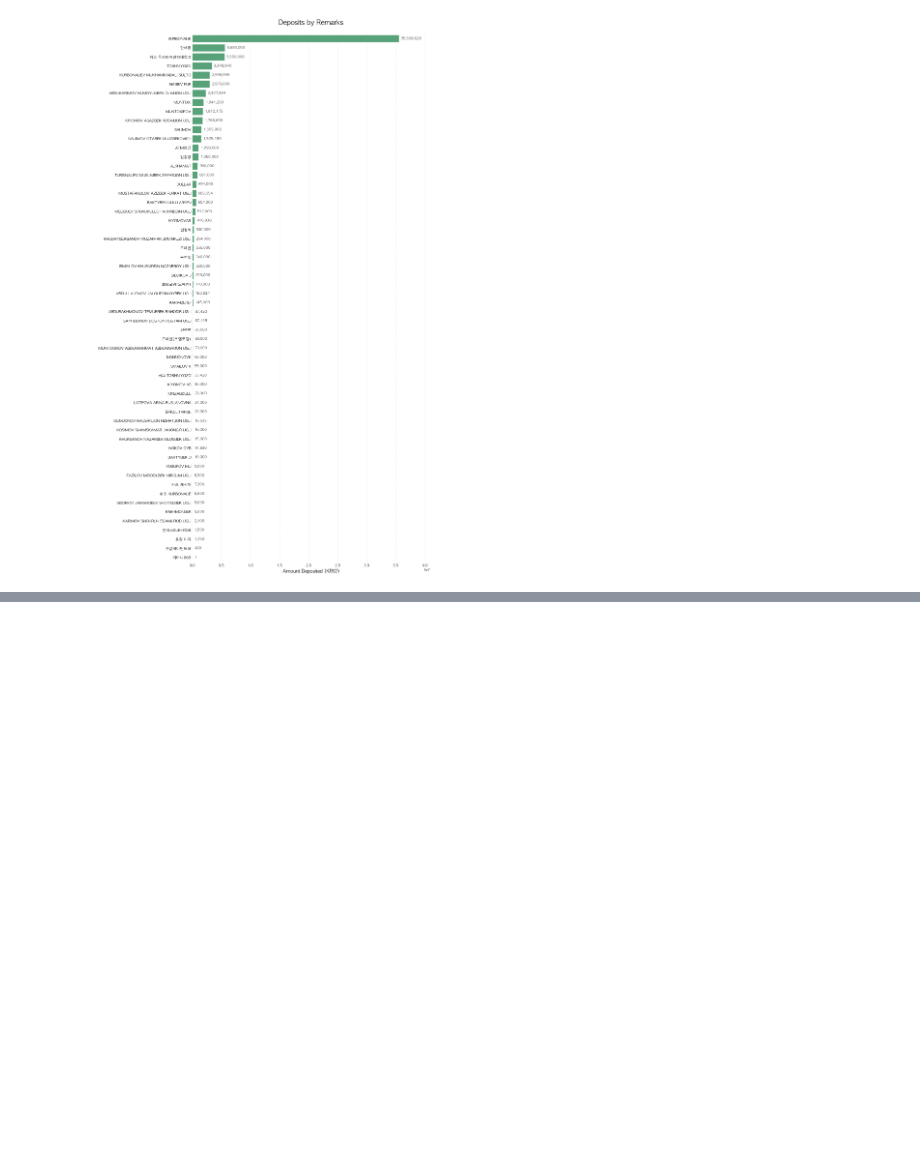
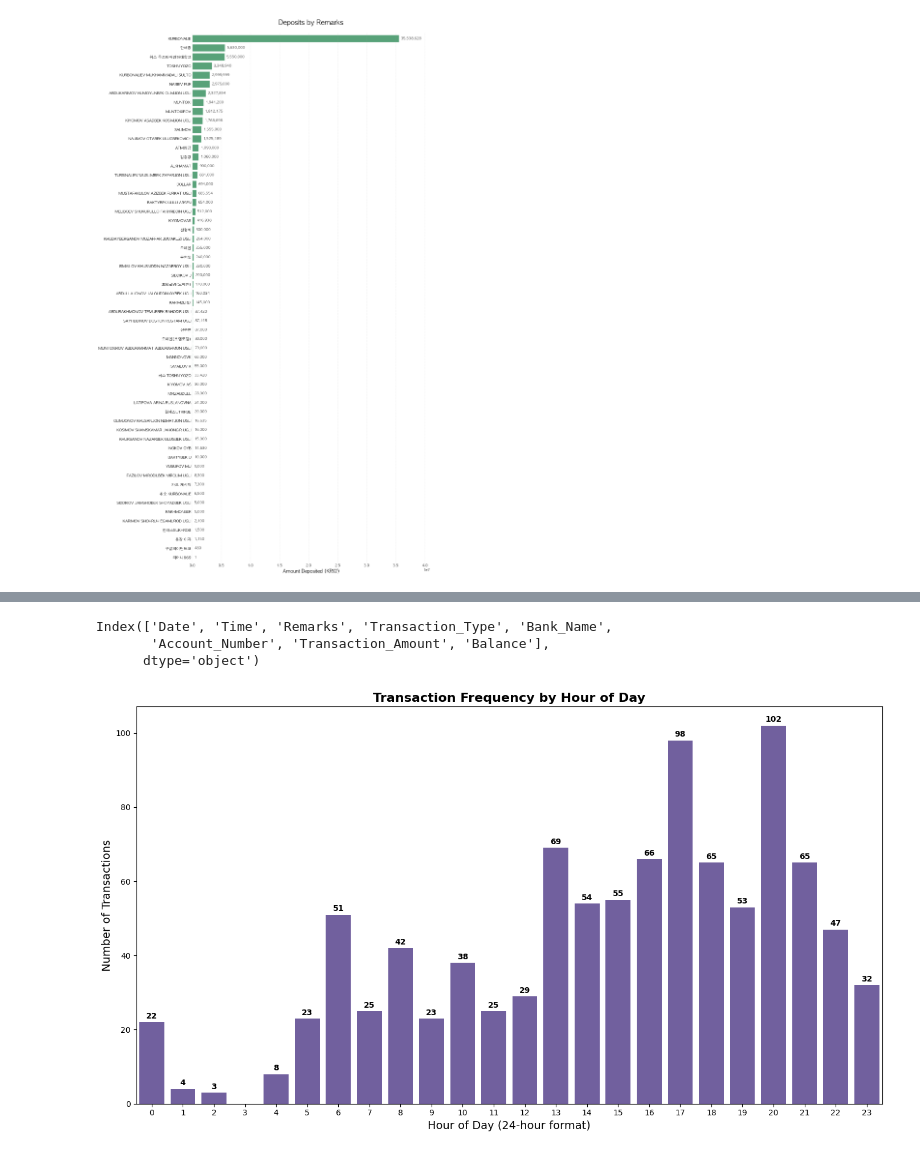
Before and after one commit to iamurtazo/toss-transaction-analysis, a Jupyter notebook: transactions_analysis.ipynb, the cells around one changed output, grey strips where cells are left out. Drawn from its saved outputs; the diff is of its cells as text; code cells hidden in the pictures; blank space fills up the shorter version.

```diff
--- a/transactions_analysis.ipynb
+++ b/transactions_analysis.ipynb
@@ -512,3 +510,44 @@ Net Income Summary:
   2025-10: ₩11,618
   2025-11: ₩83,114
   2025-12: ₩322,186
+# %%
+import pandas as pd
+import matplotlib.pyplot as plt
+
+# Read the data
+df = pd.read_csv('transactions.csv')
+
+print(df.columns)
+
+# Combine Date and Time columns, then parse
+df['DateTime'] = pd.to_datetime(df['Date'] + ' ' + df['Time'])
+df['Hour'] = df['DateTime'].dt.hour
+
+# Count transactions per hour
+hourly_counts = df['Hour'].value_counts().sort_index()
+
+# Create histogram
+plt.figure(figsize=(14, 8))
+plt.bar(hourly_counts.index, hourly_counts.values, color='#351c75', alpha=0.7)
+
+plt.title('Transaction Frequency by Hour of Day', fontsize=16, fontweight='bold')
+plt.xlabel('Hour of Day (24-hour format)', fontsize=14)
+plt.ylabel('Number of Transactions', fontsize=14)
+
+# Set x-axis to show all 24 hours
+plt.xticks(range(0, 24))
+plt.xlim(-0.5, 23.5)
+# plt.grid(True, alpha=0.3, axis='y')
+
+# Add value labels on bars
+for i, v in hourly_counts.items():
+    plt.text(i, v + 0.5, str(v), ha='center', va='bottom', fontweight='bold')
+
+plt.tight_layout()
+plt.savefig('visuals/hourly_transaction_histogram.png', dpi=300, bbox_inches='tight')
+plt.show()
+# %% [output]
+Index(['Date', 'Time', 'Remarks', 'Transaction_Type', 'Bank_Name',
+       'Account_Number', 'Transaction_Amount', 'Balance'],
+      dtype='object')
+[figure, added]
```
Also changed, not shown: parts of 2 cells of this notebook, 3 other files.
